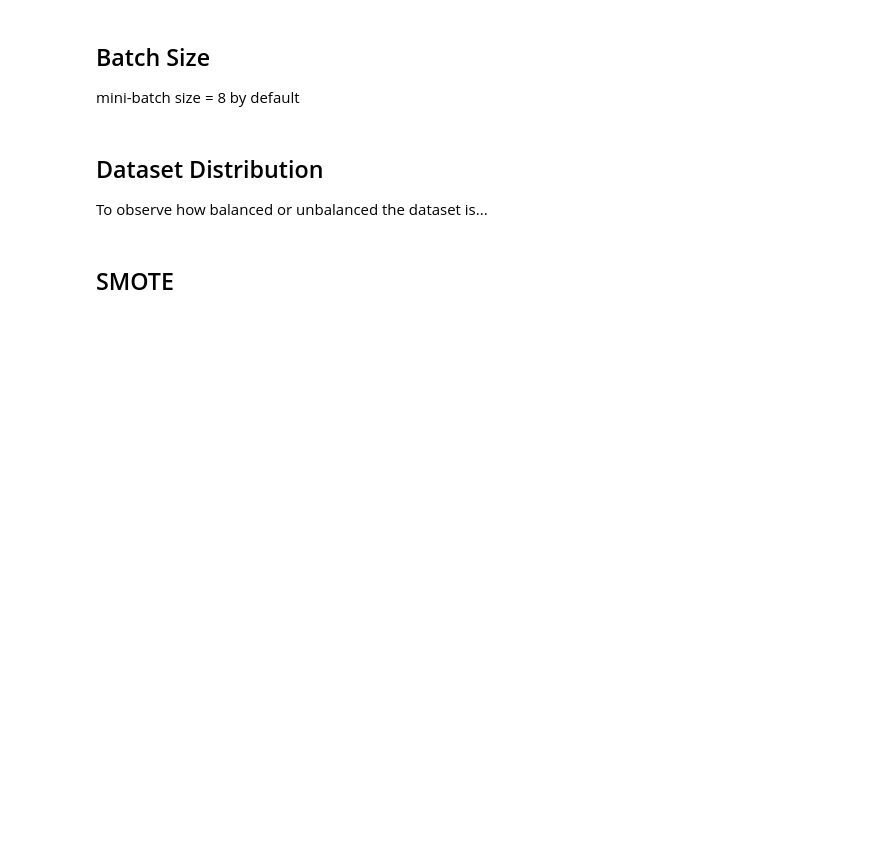
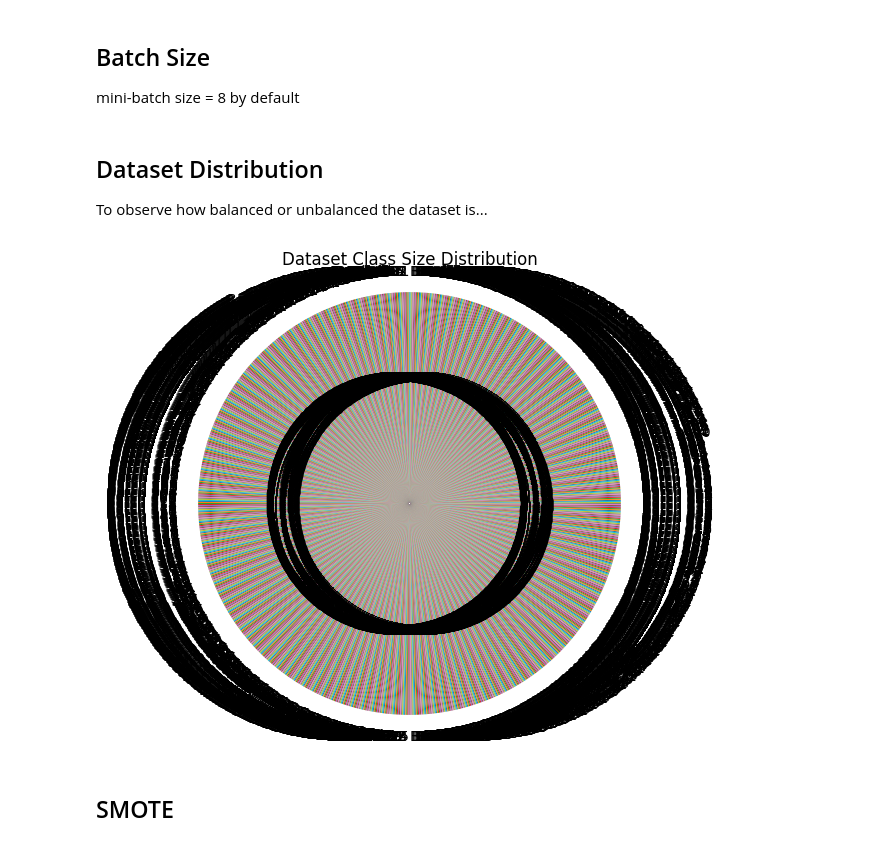
Before and after one commit to mbtiongson1/neural-network-training, a Jupyter notebook: main.ipynb, the cells around one changed output. Drawn from its saved outputs; the diff is of its cells as text; code cells hidden in the pictures; blank space fills up the shorter version.

```diff
--- a/main.ipynb
+++ b/main.ipynb
@@ -77,6 +77,44 @@ def minibatch(X, D, batch_size, randomized):
 ## Dataset Distribution
 
 To observe how balanced or unbalanced the dataset is...
+# %%
+import matplotlib.pyplot as plt
+
+def collect_batch_sizes(X, D, batch_size):
+    batch_sizes = []
+    for i, (x, d) in enumerate(minibatch(X, D, batch_size, DATA_GLOBALS['randomized'])):
+        batch_sizes.append(len(x) * len(d))
+    return batch_sizes
+
+# Assuming your data arrays are defined as follows:
+X = np.random.rand(10000)  # Example data array of size 10,000
+D = np.random.randint(2, size=10000)  # Example labels with size 10,000
+
+# Collect batch sizes for demonstration (assuming each batch has the same number of elements)
+batch_sizes = collect_batch_sizes(X, D, DATA_GLOBALS['batch_size'])
+
+# Now we can create a pie chart
+
+
+def distribution(batch_sizes):
+    plt.figure(figsize=(6, 6))
+    labels = [f"Batch {i}" for i in range(1, len(batch_sizes) + 1)]
+    counts = batch_sizes
+
+    # Normalize to sum of all sizes (for accurate proportions)
+    total_size = np.sum(counts)
+    normalized_counts = counts / total_size
+    plt.pie(normalized_counts, labels=labels, autopct='%1.1f%%', startangle=90)
+
+    # Set title and show the plot
+    plt.title('Dataset Class Size Distribution')
+    plt.axis('equal')  # Equal aspect ratio ensures that pie is drawn as a circle.
+    plt.show()
+
+# Call the function to create and display the pie chart
+distribution(batch_sizes)
+# %% [output]
+[figure, added]
 # %% [markdown]
 ## SMOTE
 # %%
```
Also changed, not shown: parts of 4 cells of this notebook.
